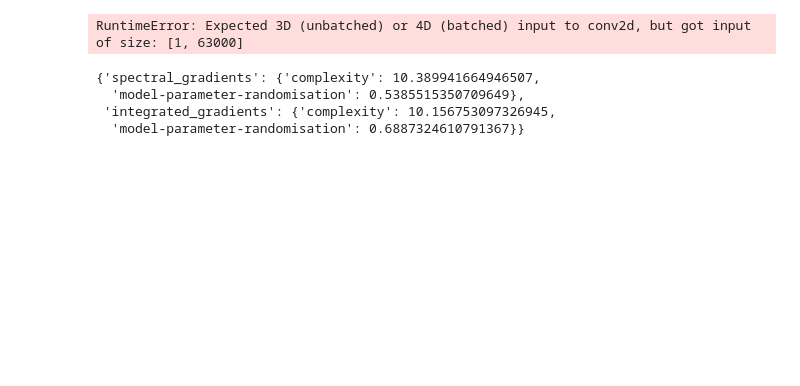
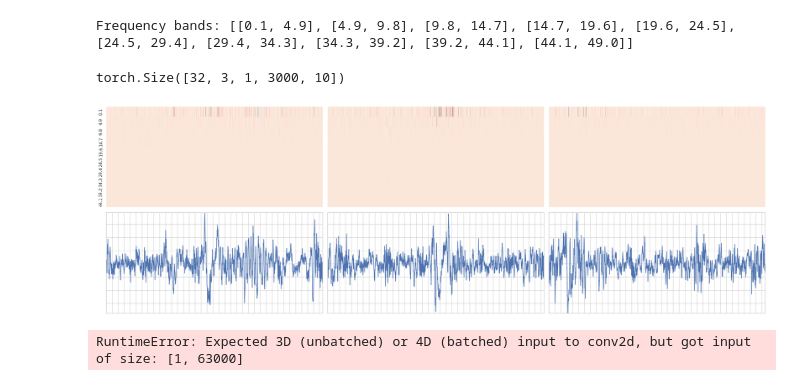
Before and after one commit to guidogagl/physioex, a Jupyter notebook: examples/spectral_gradients.ipynb, the cells around one changed output. Drawn from its saved outputs; the diff is of its cells as text; code cells hidden in the pictures; blank space fills up the shorter version.

```diff
--- a/examples/spectral_gradients.ipynb
+++ b/examples/spectral_gradients.ipynb
@@ -169,3 +79,41 @@ def int_grads_attr(model, inputs, targets, device, **kwargs):
+# %%
+# setup the explanations algorithms
+
+model = model.to(device)
+
+sg = SpectralGradients(model)
+# ig = IntegratedGradients(model)
+# %% [output]
+Frequency bands: [[0.1, 4.9], [4.9, 9.8], [9.8, 14.7], [14.7, 19.6], [19.6, 24.5], [24.5, 29.4], [29.4, 34.3], [34.3, 39.2], [39.2, 44.1], [44.1, 49.0]]
+# %%
+# get the first batch of the training dataset
+
+train_loader = dataset.train_dataloader()
+
+
+for inputs, labels in tqdm(train_loader):
+
+    output = model(inputs.to(device)).detach().cpu()
+
+    attr = (
+        sg.attribute(inputs.to(device), target=torch.argmax(output, dim=1).to(device))
+        .detach()
+        .cpu()
+    )
+    break
+
+attr.shape
+# %% [output]
+torch.Size([32, 3, 1, 3000, 10])
+# %%
+plot(
+    input = inputs[0].detach().cpu(),
+    attr = attr[0].detach().cpu(),
+    bands = sg.bands,
+    figsize = (25, 8)
+    )
+# %% [output]
+[figure, added]
 # %%
 metric = quantus.Infidelity()
 
@@ -185,17 +133,3 @@ for f in range(F):
 print(f"Spectral gradients metric {spect_metr}")
 # %% [output]
 RuntimeError: Expected 3D (unbatched) or 4D (batched) input to conv2d, but got input of size: [1, 63000]
-# %%
-ig_metr = metric(
-    model,
-    inputs.reshape(inputs.size(0), -1).numpy(),
-    labels.numpy(),
-    device=device,
-    explain_func=spect_grad_attr,
-)
-print(f"Integrated gradients metric {ig_metr}")
-# %% [output]
-{'spectral_gradients': {'complexity': 10.389941664946507,
-  'model-parameter-randomisation': 0.5385515350709649},
- 'integrated_gradients': {'complexity': 10.156753097326945,
-  'model-parameter-randomisation': 0.6887324610791367}}
```
Also changed, not shown: parts of 9 cells of this notebook, 14 other files.
